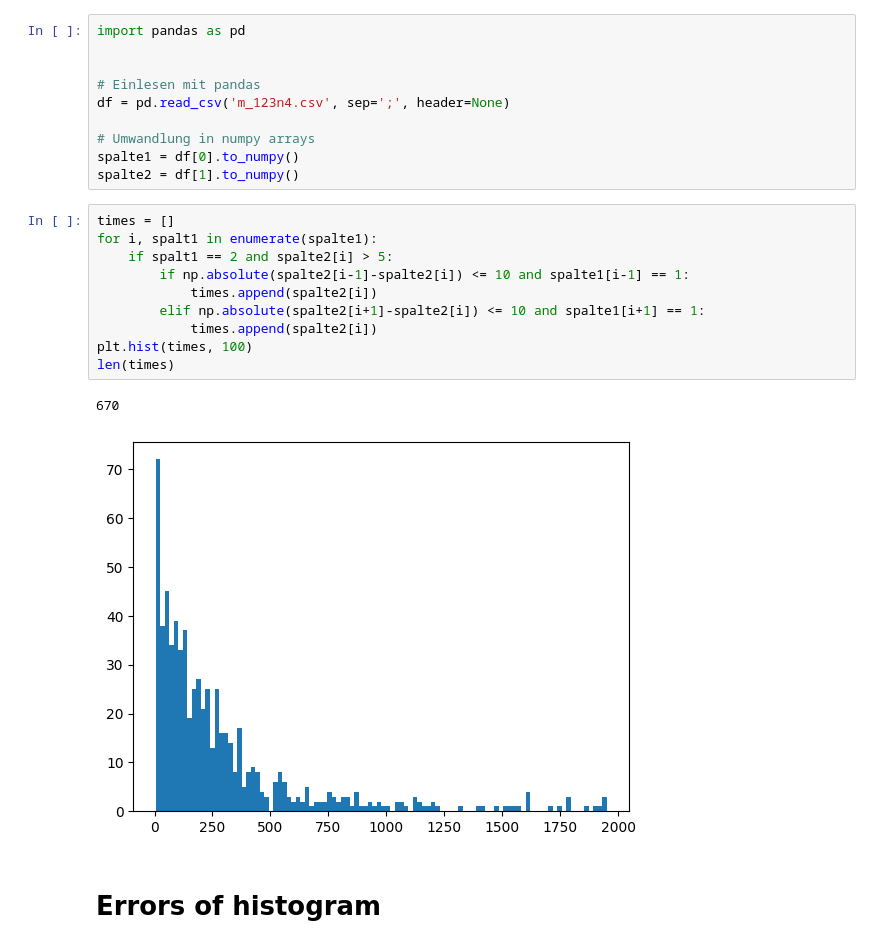
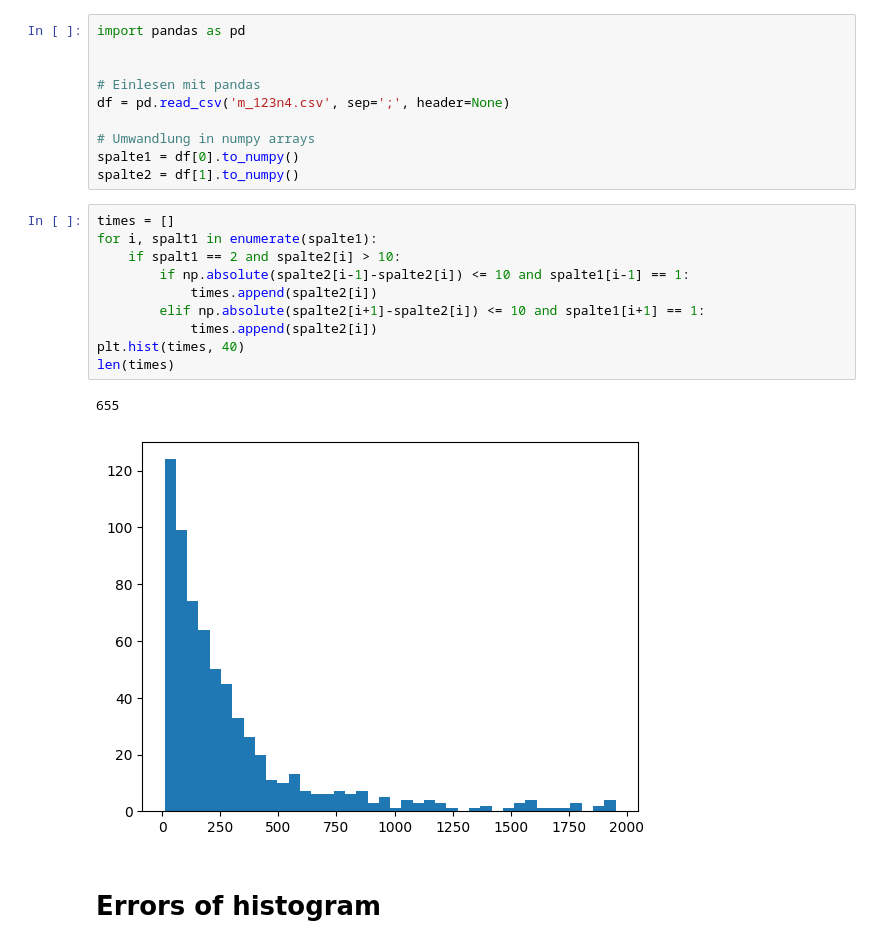
Before and after one commit to TimLockstedt/MP, a Jupyter notebook: FP6/A5/Plott_var_func_m123n4_pval.ipynb, the cells around one changed output. Saved outputs shown, nothing was run; the diff lists cells and outputs as text.

```diff
--- a/FP6/A5/Plott_var_func_m123n4_pval.ipynb
+++ b/FP6/A5/Plott_var_func_m123n4_pval.ipynb
@@ -392,16 +392,16 @@ spalte2 = df[1].to_numpy()
 # %%
 times = []
 for i, spalt1 in enumerate(spalte1):
-    if spalt1 == 2 and spalte2[i] > 5:
+    if spalt1 == 2 and spalte2[i] > 10:
         if np.absolute(spalte2[i-1]-spalte2[i]) <= 10 and spalte1[i-1] == 1:
             times.append(spalte2[i])
         elif np.absolute(spalte2[i+1]-spalte2[i]) <= 10 and spalte1[i+1] == 1:
             times.append(spalte2[i])
-plt.hist(times, 100)
+plt.hist(times, 40)
 len(times)
 # %% [output]
-670
+655
-[figure, old version]
+[figure, new version]
 # %% [markdown]
 # Errors of histogram
 # %%
```
Also changed, not shown: parts of 15 cells of this notebook, 40 other files.
